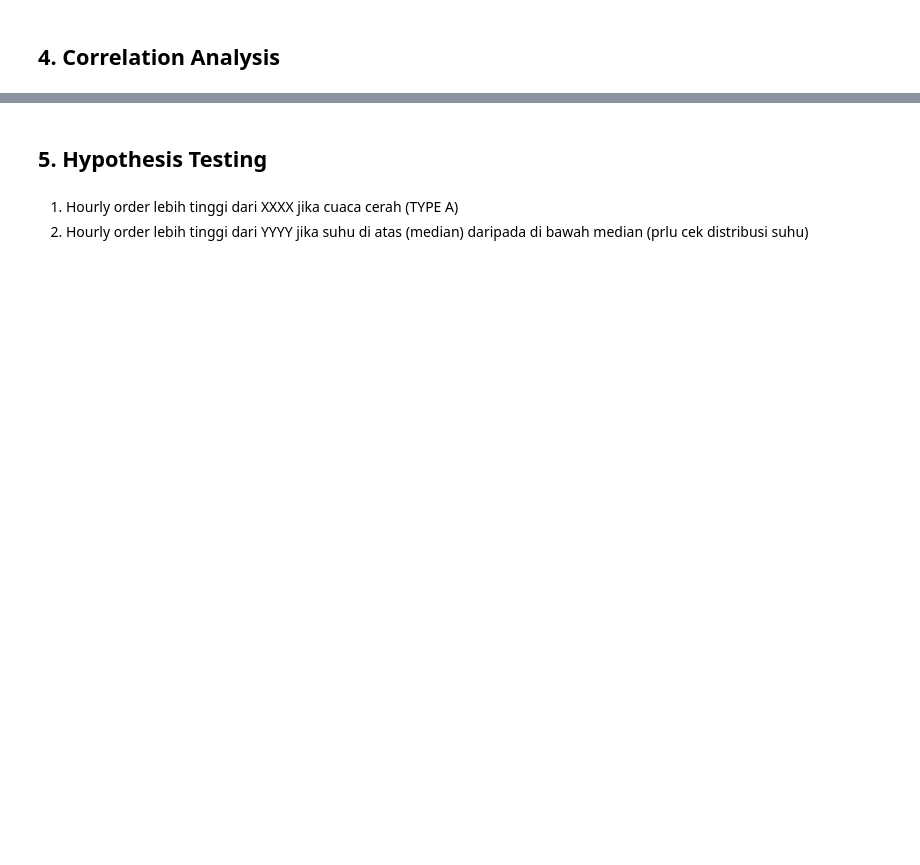
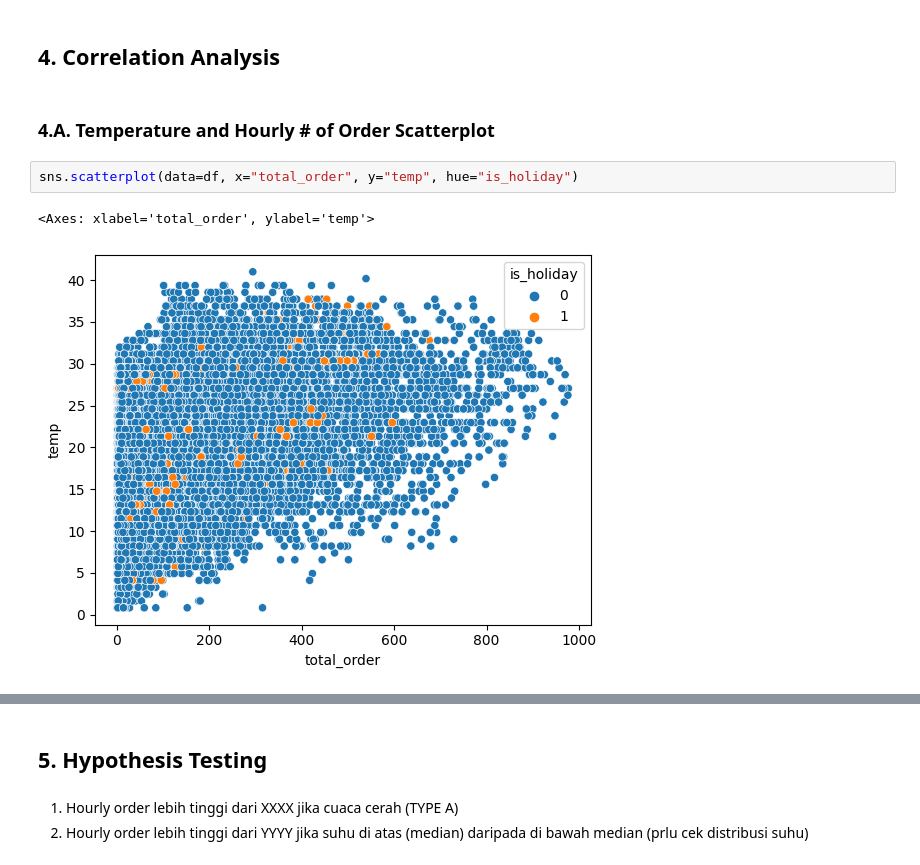
Before and after one commit to bagusfarisa/bike-sharing-demand-probability-analysis, a Jupyter notebook: bikesharing.ipynb, the cells around one changed output, grey strips where cells are left out. Cells and saved outputs as stored; diff of their text form; blank space fills up the shorter version.

```diff
--- a/bikesharing.ipynb
+++ b/bikesharing.ipynb
@@ -583,2 +600,9 @@ df.head()
 # %% [markdown]
 ## 4. Correlation Analysis
+# %% [markdown]
+### 4.A. Temperature and Hourly # of Order Scatterplot
+# %%
+sns.scatterplot(data=df, x="total_order", y="temp", hue="is_holiday")
+# %% [output]
+<Axes: xlabel='total_order', ylabel='temp'>
+[figure, added]
```
Also changed, not shown: parts of 19 cells of this notebook.
